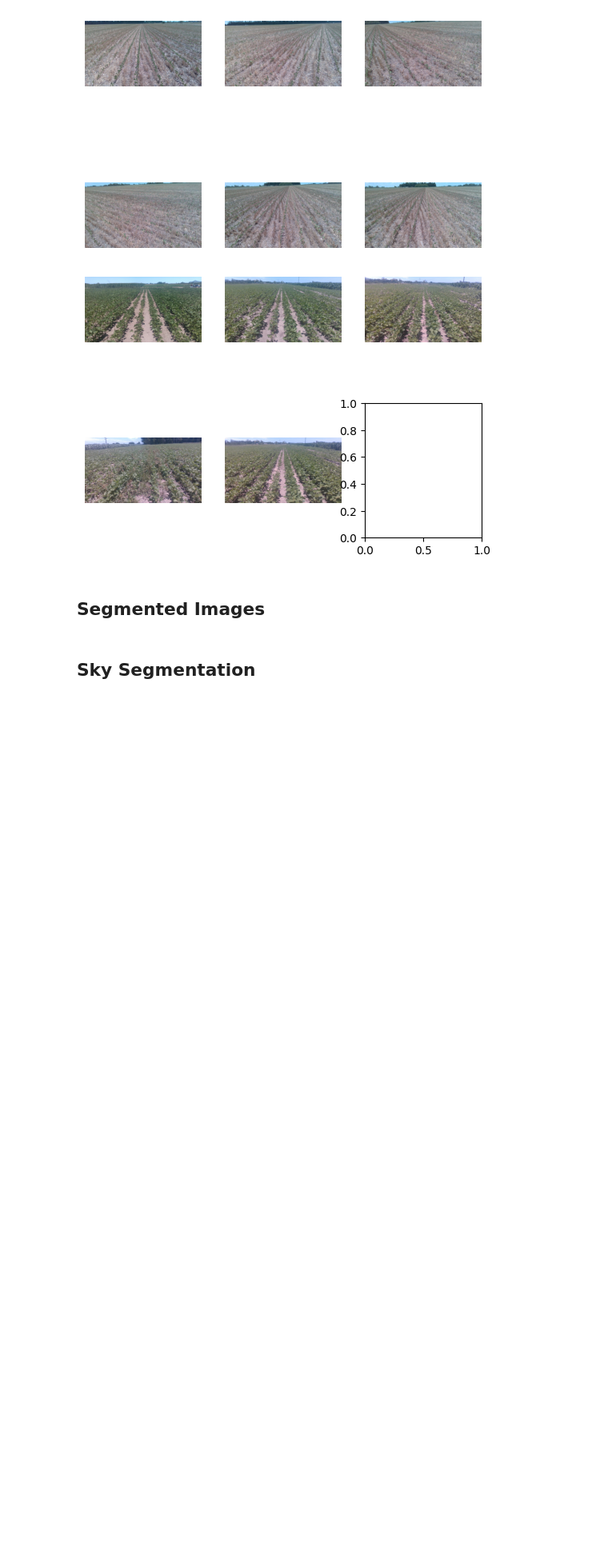
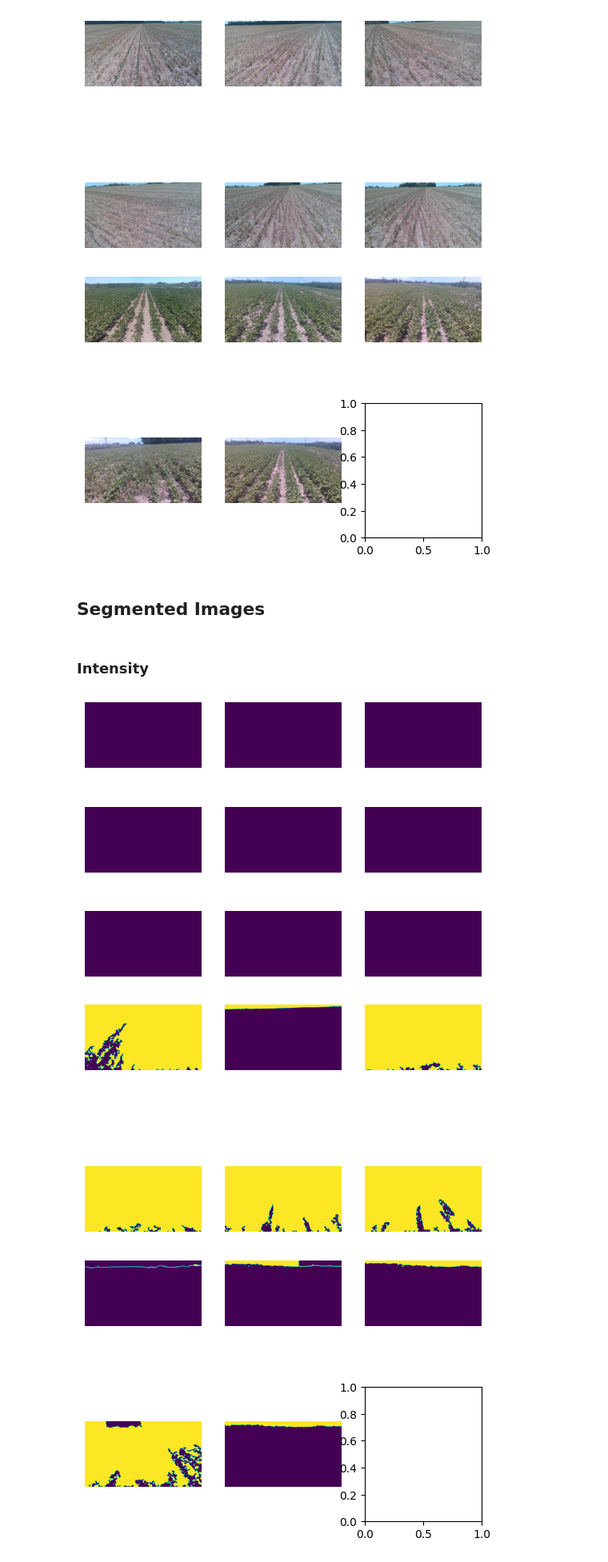
Before and after one commit to soncininicolas/dip_crop_field, a Jupyter notebook: utils/sky_segmentation.ipynb, the cells around one changed output. Shown: that part at 80% size. Cells and saved outputs as stored; diff of their text form; code cells hidden in the pictures; blank space fills up the shorter version.

```diff
--- a/utils/sky_segmentation.ipynb
+++ b/utils/sky_segmentation.ipynb
@@ -79,5 +79,35 @@ fig.show()
 [figure]
 # %% [markdown]
 ## Segmented Images
-# %% [markdown]
-## Sky Segmentation
+# %% [markdown]
+### Intensity
+# %%
+## Intensity Segmentation
+
+# The Rosario Dataset
+trd_intensity = []
+for img in trd_images:
+    i_img = IntensitySky(img)
+    trd_intensity.append(i_img)
+fig, axs = plot_images_grid(trd_intensity)
+fig.show()
+
+# Zavalla 2022
+z22_intensity = []
+for img in z22_images:
+    i_img = IntensitySky(img).astype(np.uint8) * 255
+    z22_intensity.append(i_img)
+fig, axs = plot_images_grid(z22_intensity)
+fig.show()
+
+# Zavalla 2023
+z23_intensity = []
+for img in z23_images:
+    i_img = IntensitySky(img).astype(np.uint8) * 255
+    z23_intensity.append(i_img)
+fig, axs = plot_images_grid(z23_intensity)
+fig.show()
+# %% [output]
+[figure, added]
+[figure, added]
+[figure, added]
```
Also changed, not shown: parts of 2 cells of this notebook.
